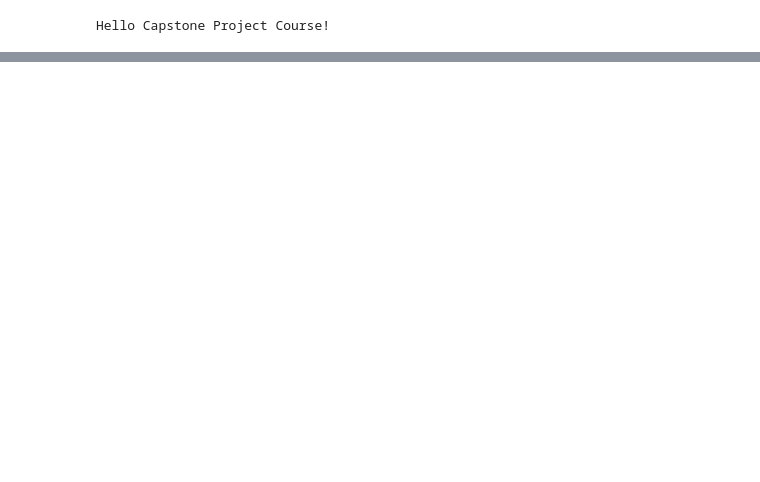
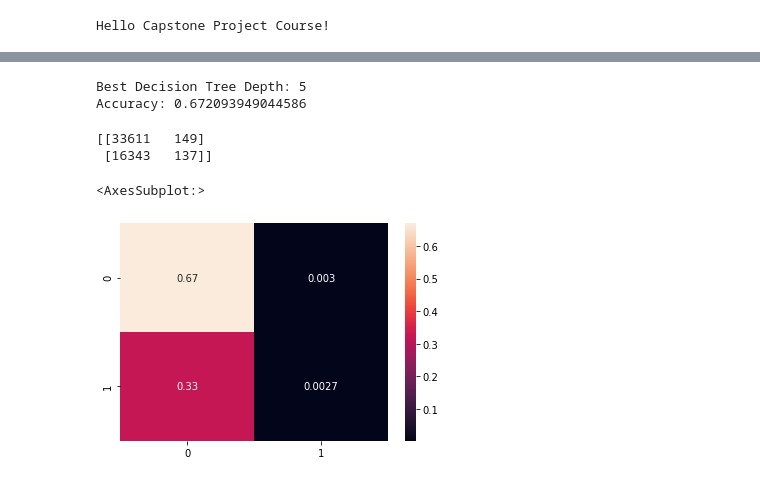
Before and after one commit to joshuaosko/Coursera_Capstone, a Jupyter notebook: AppliedDataScienceCapstone.ipynb, the cells around one changed output, grey strips where cells are left out. Drawn from its saved outputs; the diff is of its cells as text; code cells hidden in the pictures; blank space fills up the shorter version.

```diff
--- a/AppliedDataScienceCapstone.ipynb
+++ b/AppliedDataScienceCapstone.ipynb
@@ -24,0 +114,9 @@ Hello Capstone Project Course!
+# %%
+# Convert all data types to integers
+FEATURES['ROADCOND'] = FEATURES['ROADCOND'].astype("int")
+FEATURES['Intersection Related'] = FEATURES['Intersection Related'].astype("int")
+FEATURES['UNDERINFL'] = FEATURES['UNDERINFL'].astype("int")
+FEATURES['WEATHER'] = FEATURES['WEATHER'].astype("int")
+FEATURES['LIGHTCOND'] = FEATURES['LIGHTCOND'].astype("int")
+
+FEATURES.dtypes
@@ -24,0 +142,3 @@ Hello Capstone Project Course!
+# %%
+y = FEATURES['SEVERITYCODE'].values
+FEATURES = FEATURES.drop(['SEVERITYCODE'],axis=1)
@@ -24,0 +148,2 @@ Hello Capstone Project Course!
+# %%
+x_train, x_test, y_train, y_test = train_test_split(FEATURES, y, test_size=0.3, random_state=0)
@@ -24,0 +152,31 @@ Hello Capstone Project Course!
+# %%
+max_depth = 100
+max_acc = 0.0
+most_accurate_depth = 0
+
+for depth in range(1, max_depth):
+    accidentTree = DecisionTreeClassifier(criterion="entropy", max_depth = depth)
+    accidentTree.fit(x_train,y_train)
+    predTree = accidentTree.predict(x_test)
+    if metrics.accuracy_score(y_test, predTree) >= max_acc:
+        max_acc = metrics.accuracy_score(y_test, predTree)
+        most_accurate_depth = depth
+        decision_targets = predTree
+
+print(f"Best Decision Tree Depth: {most_accurate_depth}\nAccuracy: {max_acc}")
+# %% [output]
+Best Decision Tree Depth: 5
+Accuracy: 0.672093949044586
+# %%
+from sklearn.metrics import confusion_matrix
+
+cf_matrix = confusion_matrix(y_test, predTree)
+print(cf_matrix)
+
+import seaborn as sns
+sns.heatmap(cf_matrix/np.sum(cf_matrix), annot=True)
+# %% [output]
+[[33611   149]
+ [16343   137]]
+<AxesSubplot:>
+[figure, added]
```
Also changed, not shown: parts of 30 cells of this notebook, 1 other file.
